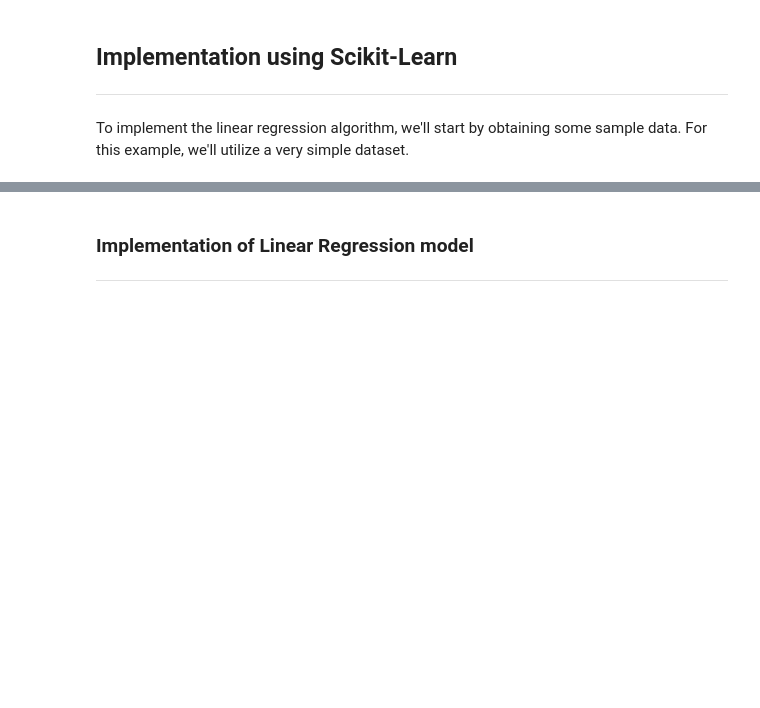
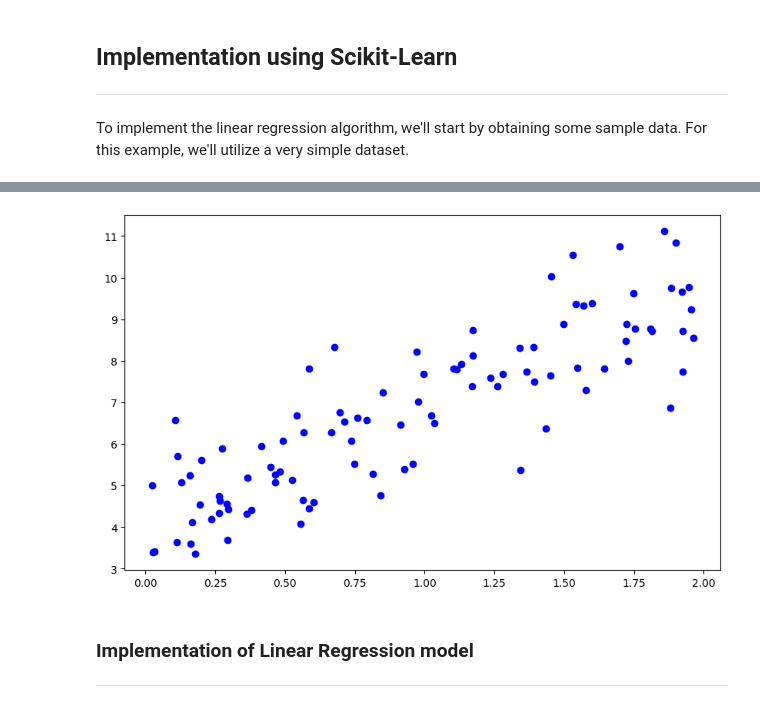
Before and after one commit to jlopezestrada/sklearn-basics, a Jupyter notebook: supervised_learning/01_linear_regression_basic_example.ipynb, the cells around one changed output, grey strips where cells are left out. Drawn from its saved outputs; the diff is of its cells as text; code cells hidden in the pictures; blank space fills up the shorter version.

```diff
--- a/supervised_learning/01_linear_regression_basic_example.ipynb
+++ b/supervised_learning/01_linear_regression_basic_example.ipynb
@@ -27,3 +19,12 @@ plt.plot(y)
+# %%
+x = 2 * np.random.rand(100, 1)
+y = 4 + 3 * x + np.random.randn(100, 1)
+
+plt.figure(figsize=(10, 6))
+plt.scatter(x, y, color='blue', label='Data points with noise')
+plt.show()
+# %% [output]
+[figure, added]
 # %% [markdown]
 ### Implementation of Linear Regression model
 ---
```
Also changed, not shown: parts of 3 cells of this notebook.
